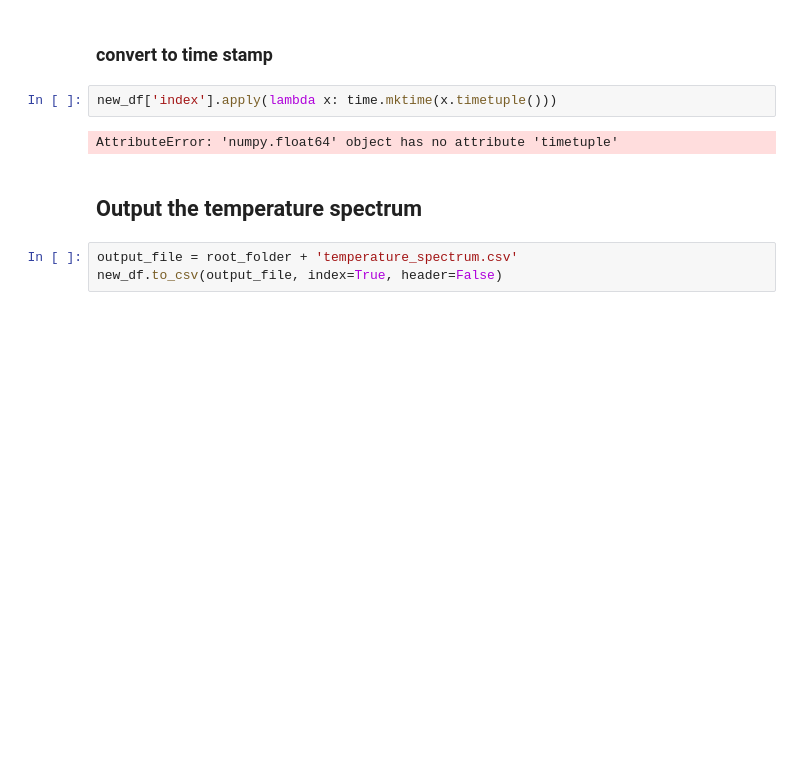
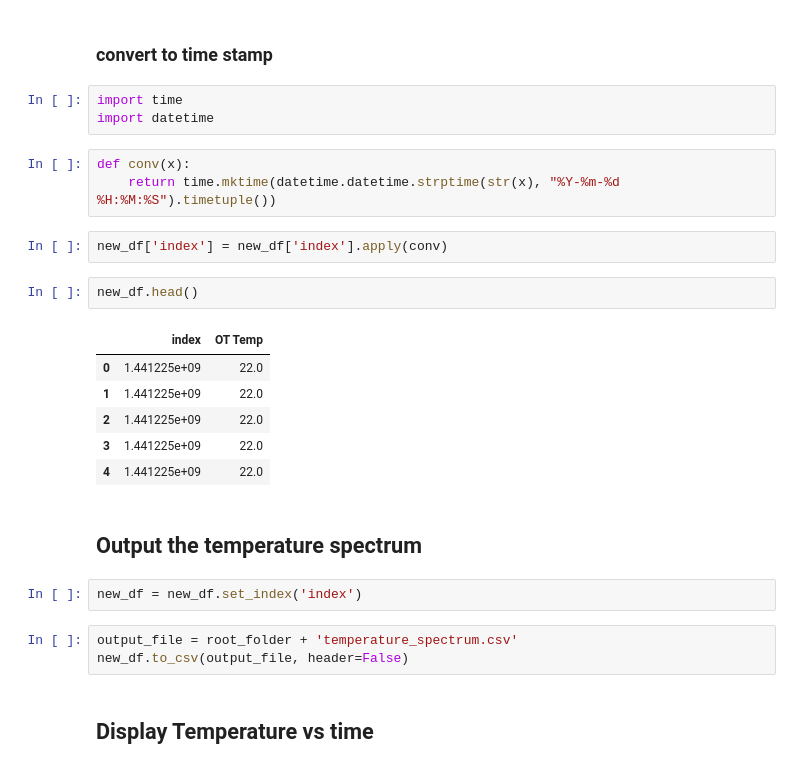
Before and after one commit to ornlneutronimaging/BraggEdgeNotebooks, a Jupyter notebook: temperature_binning/convert_furnace_temperature_spectrum_to_pandas_file.ipynb, the cells around one changed output. Drawn from its saved outputs; the diff is of its cells as text; blank space fills up the shorter version.

```diff
--- a/temperature_binning/convert_furnace_temperature_spectrum_to_pandas_file.ipynb
+++ b/temperature_binning/convert_furnace_temperature_spectrum_to_pandas_file.ipynb
@@ -99,12 +90,29 @@ new_df.head()
 | 4 | 2015-09-02 16:18:49 | 22.0 |
 # %% [markdown]
 ### convert to time stamp
-# %%
-new_df['index'].apply(lambda x: time.mktime(x.timetuple()))
-# %% [output]
-AttributeError: 'numpy.float64' object has no attribute 'timetuple'
+# %%
+import time
+import datetime
+# %%
+def conv(x):
+    return time.mktime(datetime.datetime.strptime(str(x), "%Y-%m-%d %H:%M:%S").timetuple())
+# %%
+new_df['index'] = new_df['index'].apply(conv)
+# %%
+new_df.head()
+# %% [output]
+|  | index | OT Temp |
+| 0 | 1.441225e+09 | 22.0 |
+| 1 | 1.441225e+09 | 22.0 |
+| 2 | 1.441225e+09 | 22.0 |
+| 3 | 1.441225e+09 | 22.0 |
+| 4 | 1.441225e+09 | 22.0 |
 # %% [markdown]
 ## Output the temperature spectrum
+# %%
+new_df = new_df.set_index('index')
 # %%
 output_file = root_folder + 'temperature_spectrum.csv'
-new_df.to_csv(output_file, index=True, header=False)
+new_df.to_csv(output_file, header=False)
+# %% [markdown]
+## Display Temperature vs time
```
Also changed, not shown: parts of 2 cells of this notebook, 4 other files.
